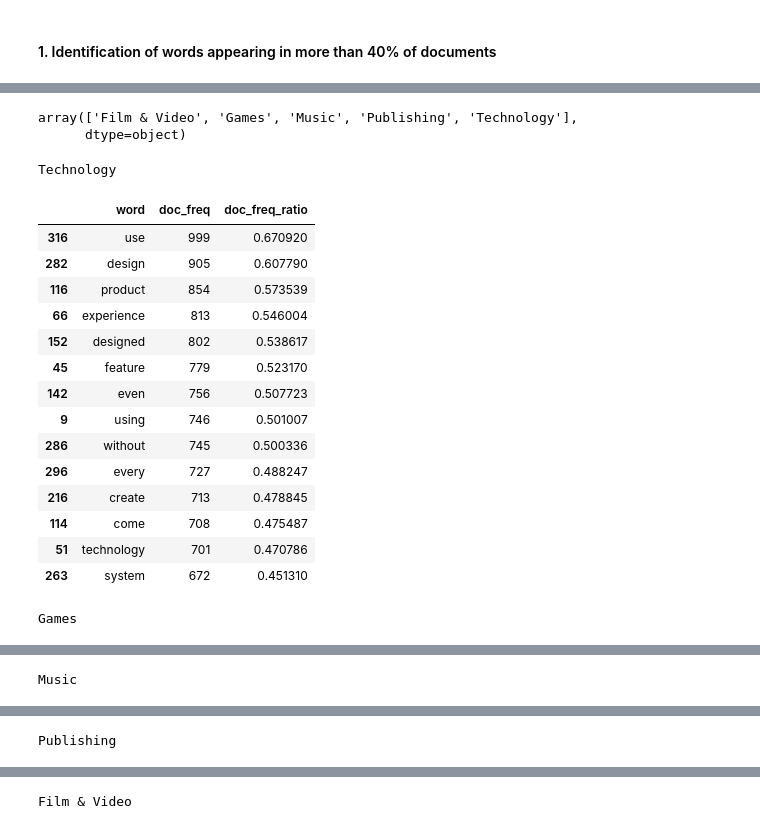
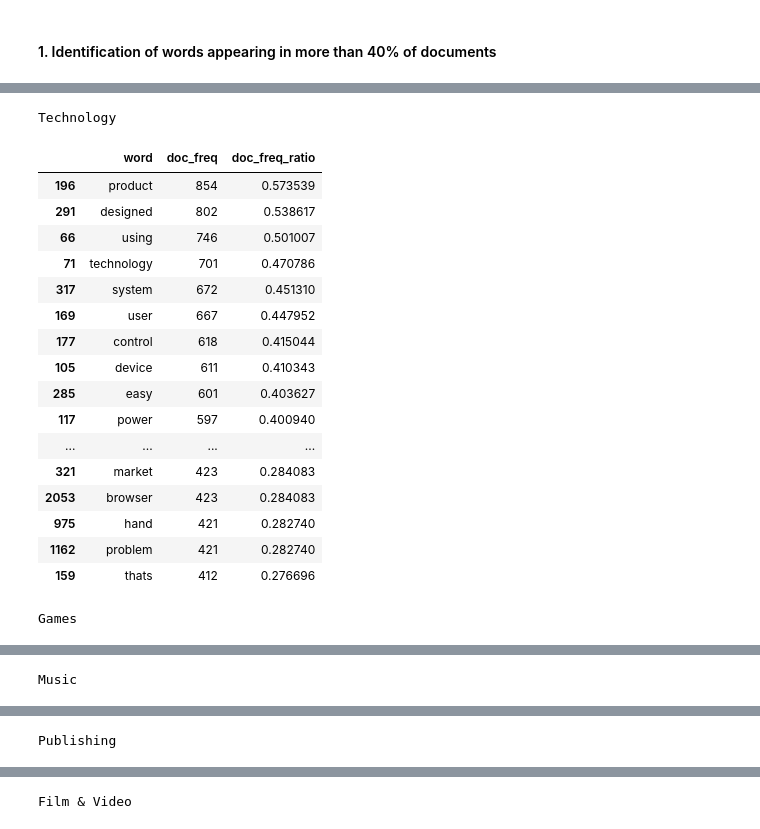
Before and after one commit to simomarra/WebScraping-From-Kickstarter-, a Jupyter notebook: Python Notebooks/Data_preparation_kickstarter.ipynb, the cells around one changed output, grey strips where cells are left out. Saved outputs shown, nothing was run; the diff lists cells and outputs as text; code cells hidden in the pictures.

```diff
--- a/Python Notebooks/Data_preparation_kickstarter.ipynb
+++ b/Python Notebooks/Data_preparation_kickstarter.ipynb
@@ -210,25 +291,2 @@ df = campaigns
 # %% [markdown]
 #### 1. Identification of words appearing in more than 40% of documents
-# %%
-if "description_filtered" not in df.columns:
-    df["description_filtered"] = None
-
-
-df_film = df[df['category'] == 'Film & Video'].copy()
-docs = df_film["description_processed"]
-
-N = len(docs)
-df_counter = Counter()
-
-for doc in docs:
-    df_counter.update(set(doc))
-
-df_table = pd.DataFrame({
-    "word": list(df_counter.keys()),
-    "doc_freq": list(df_counter.values())
-})
-
-df_table["doc_freq_ratio"] = df_table["doc_freq"] / N
-high_freq_words = df_table[df_table["doc_freq_ratio"] > 0.5]
-high_freq_words = high_freq_words.sort_values("doc_freq_ratio", ascending = False)
-high_freq_words
@@ -237,10 +292,0 @@ high_freq_words
-# %%
-extra_stopwords_film = set(high_freq_words["word"].tolist())
-
-film_mask = df["category"] == "Film & Video"
-
-df.loc[film_mask, "description_filtered"] = df.loc[film_mask, "description_processed"].apply(
-    lambda text: [word for word in text if word not in extra_stopwords_film]
-)
-
-df
@@ -265,55 +293,48 @@ False
-# %%
-df['category'].unique()
-# %% [output]
-array(['Film & Video', 'Games', 'Music', 'Publishing', 'Technology'],
-      dtype=object)
 # %%
 
 selected_categories = ['Technology', 'Games', 'Music', 'Publishing', 'Film & Video']
-category_thresholds = [0.45, 0.53, 0.40, 0.40, 0.40]
+top_n_words = 50
 category_high_freq_words = {}
 
-for category_name, category_threshold in zip(selected_categories, category_thresholds):
+for category_name in selected_categories:
     category_df = df[df["category"] == category_name].copy()
     docs = category_df["description_processed"]
-    if docs.empty:
-        print(f"{category_name}: no documents found")
-        continue
 
     category_counter = Counter()
     for doc in docs:
         category_counter.update(set(doc))
 
     category_table = pd.DataFrame({
         "word": list(category_counter.keys()),
         "doc_freq": list(category_counter.values())
     })
 
     category_table["doc_freq_ratio"] = category_table["doc_freq"] / len(docs)
-    high_freq_words = category_table[category_table["doc_freq_ratio"] > category_threshold]
-    high_freq_words = high_freq_words.sort_values("doc_freq_ratio", ascending=False)
+    high_freq_words = category_table.sort_values("doc_freq_ratio", ascending=False).head(top_n_words)
 
     category_high_freq_words[category_name] = high_freq_words
     print(f"\n{category_name}")
     display(high_freq_words)
 
 category_high_freq_words
 # %% [output]
 Technology
 |  | word | doc_freq | doc_freq_ratio |
-| 316 | use | 999 | 0.670920 |
-| 282 | design | 905 | 0.607790 |
-| 116 | product | 854 | 0.573539 |
-| 66 | experience | 813 | 0.546004 |
-| 152 | designed | 802 | 0.538617 |
-| 45 | feature | 779 | 0.523170 |
-| 142 | even | 756 | 0.507723 |
-| 9 | using | 746 | 0.501007 |
-| 286 | without | 745 | 0.500336 |
-| 296 | every | 727 | 0.488247 |
-| 216 | create | 713 | 0.478845 |
-| 114 | come | 708 | 0.475487 |
-| 51 | technology | 701 | 0.470786 |
-| 263 | system | 672 | 0.451310 |
+| 196 | product | 854 | 0.573539 |
+| 291 | designed | 802 | 0.538617 |
+| 66 | using | 746 | 0.501007 |
+| 71 | technology | 701 | 0.470786 |
+| 317 | system | 672 | 0.451310 |
+| 169 | user | 667 | 0.447952 |
+| 177 | control | 618 | 0.415044 |
+| 105 | device | 611 | 0.410343 |
+| 285 | easy | 601 | 0.403627 |
+| 117 | power | 597 | 0.400940 |
+| ... | ... | ... | ... |
+| 321 | market | 423 | 0.284083 |
+| 2053 | browser | 423 | 0.284083 |
+| 975 | hand | 421 | 0.282740 |
+| 1162 | problem | 421 | 0.282740 |
+| 159 | thats | 412 | 0.276696 |
 Games
 |  | word | doc_freq | doc_freq_ratio |
```
Also changed, not shown: parts of 14 cells of this notebook.
